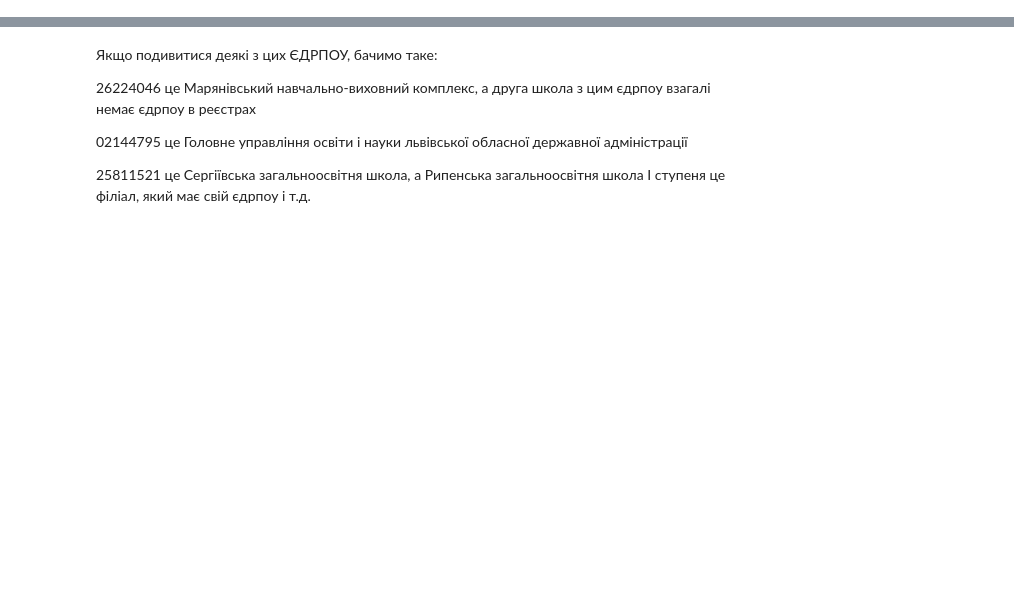
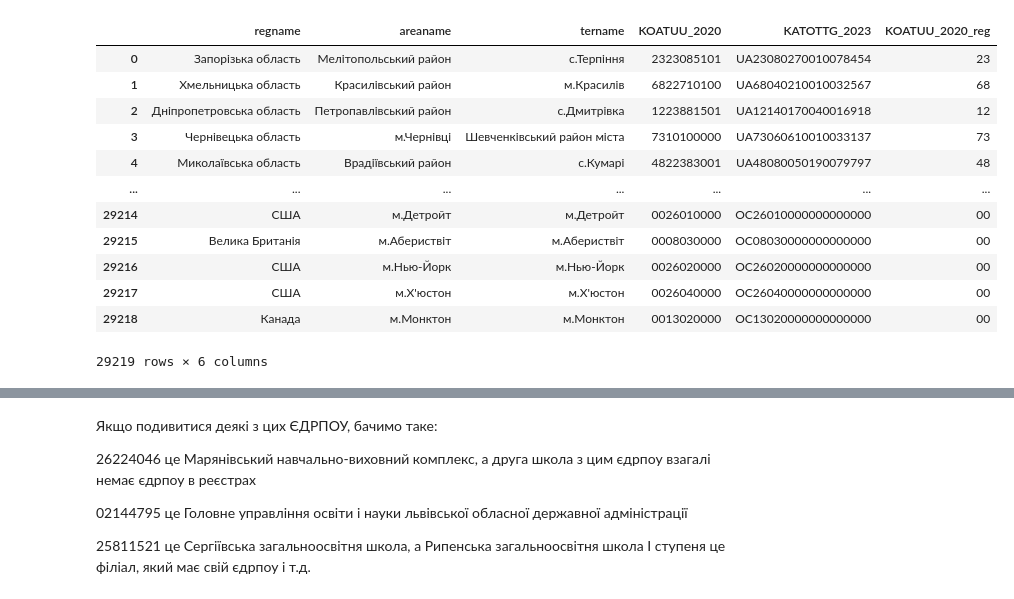
Before and after one commit to DataResponsibly/ZNO-Dataset, a Jupyter notebook: notebooks/tables_creation/Schools_stats_table.ipynb, the cells around one changed output, grey strips where cells are left out. Cells and saved outputs as stored; diff of their text form; code cells hidden in the pictures; blank space fills up the shorter version.

```diff
--- a/notebooks/tables_creation/Schools_stats_table.ipynb
+++ b/notebooks/tables_creation/Schools_stats_table.ipynb
@@ -104,0 +75,4 @@ school_finance
+# %%
+# load location dictionary
+locations = pd.read_csv('./final_tables/locations.csv', encoding='utf-8', dtype=str)
+locations
@@ -104,0 +108,17 @@ school_finance
+# %%
+locations['KOATUU_2020_reg'] = locations['KOATUU_2020'].str[:2]
+locations
+# %% [output]
+|  | regname | areaname | tername | KOATUU_2020 | KATOTTG_2023 | KOATUU_2020_reg |
+| 0 | Запорізька область | Мелітопольський район | с.Терпіння | 2323085101 | UA23080270010078454 | 23 |
+| 1 | Хмельницька область | Красилівський район | м.Красилів | 6822710100 | UA68040210010032567 | 68 |
+| 2 | Дніпропетровська область | Петропавлівський район | с.Дмитрівка | 1223881501 | UA12140170040016918 | 12 |
+| 3 | Чернівецька область | м.Чернівці | Шевченківський район міста | 7310100000 | UA73060610010033137 | 73 |
+| 4 | Миколаївська область | Врадіївський район | с.Кумарі | 4822383001 | UA48080050190079797 | 48 |
+| ... | ... | ... | ... | ... | ... | ... |
+| 29214 | США | м.Детройт | м.Детройт | 0026010000 | OC26010000000000000 | 00 |
+| 29215 | Велика Британія | м.Абериствіт | м.Абериствіт | 0008030000 | OC08030000000000000 | 00 |
+| 29216 | США | м.Нью-Йорк | м.Нью-Йорк | 0026020000 | OC26020000000000000 | 00 |
+| 29217 | США | м.Х'юстон | м.Х'юстон | 0026040000 | OC26040000000000000 | 00 |
+| 29218 | Канада | м.Монктон | м.Монктон | 0013020000 | OC13020000000000000 | 00 |
+29219 rows × 6 columns
```
Also changed, not shown: parts of 34 cells of this notebook.
